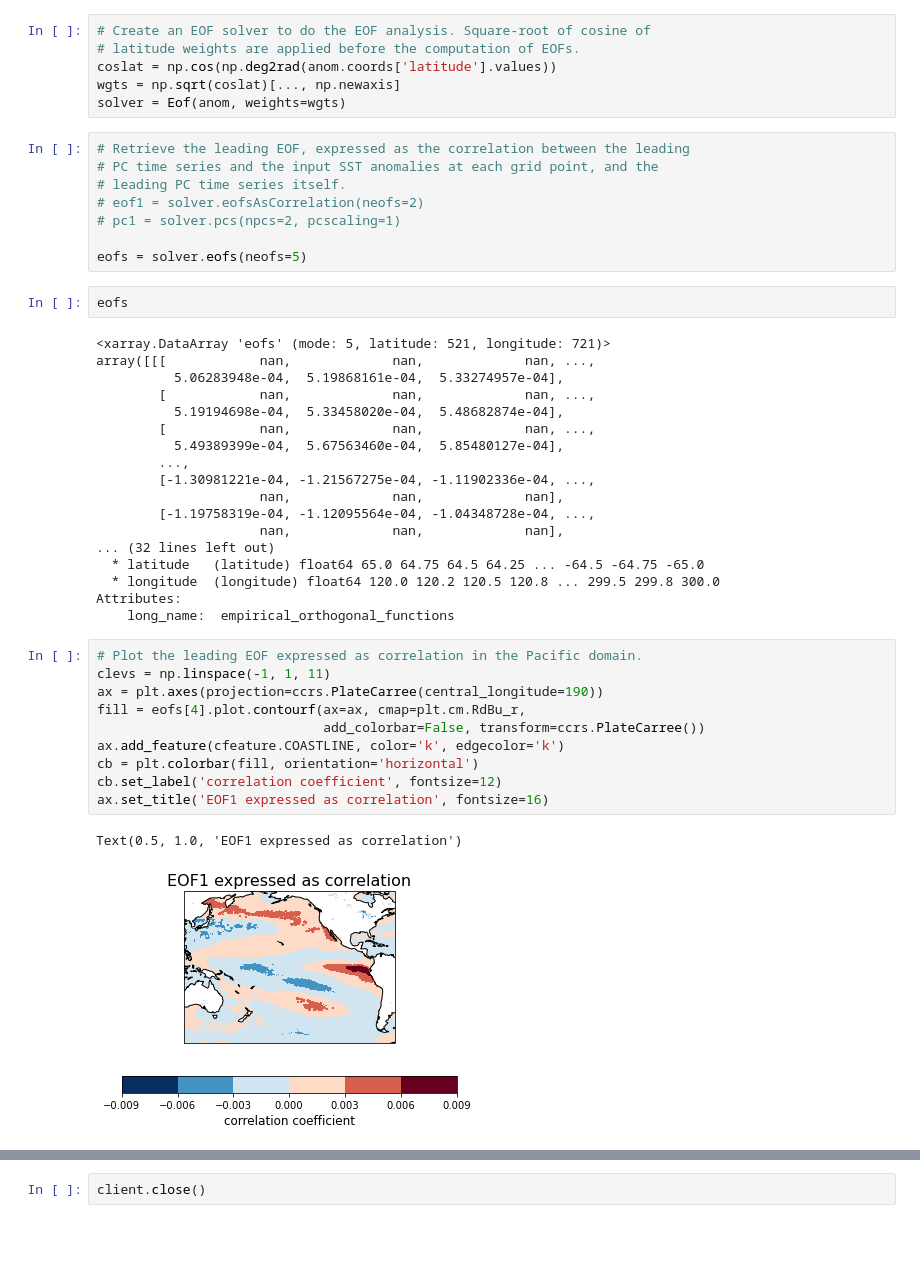
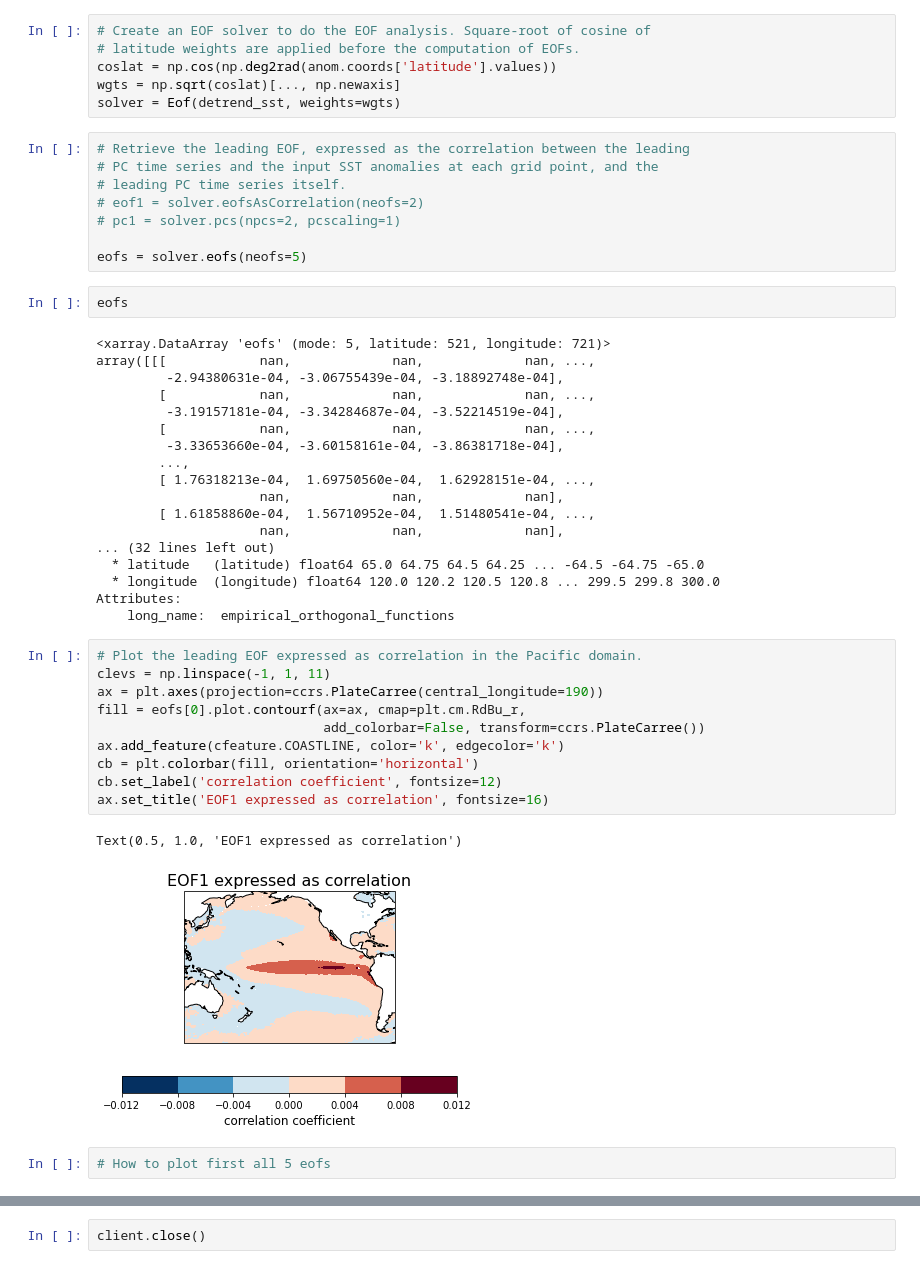
Before and after one commit to atmsillinois/time-series-and-eofs-EWolffWX, a Jupyter notebook: Homework4.ipynb, the cells around one changed output, grey strips where cells are left out. Cells and saved outputs as stored; diff of their text form; blank space fills up the shorter version.

```diff
--- a/Homework4.ipynb
+++ b/Homework4.ipynb
@@ -330,7 +330,7 @@ import cartopy.feature as cfeature
 # latitude weights are applied before the computation of EOFs.
 coslat = np.cos(np.deg2rad(anom.coords['latitude'].values))
 wgts = np.sqrt(coslat)[..., np.newaxis]
-solver = Eof(anom, weights=wgts)
+solver = Eof(detrend_sst, weights=wgts)
 # %%
 # Retrieve the leading EOF, expressed as the correlation between the leading
 # PC time series and the input SST anomalies at each grid point, and the
@@ -344,15 +344,15 @@ eofs
 # %% [output]
 <xarray.DataArray 'eofs' (mode: 5, latitude: 521, longitude: 721)>
 array([[[            nan,             nan,             nan, ...,
-          5.06283948e-04,  5.19868161e-04,  5.33274957e-04],
+         -2.94380631e-04, -3.06755439e-04, -3.18892748e-04],
         [            nan,             nan,             nan, ...,
-          5.19194698e-04,  5.33458020e-04,  5.48682874e-04],
+         -3.19157181e-04, -3.34284687e-04, -3.52214519e-04],
         [            nan,             nan,             nan, ...,
-          5.49389399e-04,  5.67563460e-04,  5.85480127e-04],
+         -3.33653660e-04, -3.60158161e-04, -3.86381718e-04],
         ...,
-        [-1.30981221e-04, -1.21567275e-04, -1.11902336e-04, ...,
+        [ 1.76318213e-04,  1.69750560e-04,  1.62928151e-04, ...,
                      nan,             nan,             nan],
-        [-1.19758319e-04, -1.12095564e-04, -1.04348728e-04, ...,
+        [ 1.61858860e-04,  1.56710952e-04,  1.51480541e-04, ...,
                      nan,             nan,             nan],
 ... (32 lines left out)
   * latitude   (latitude) float64 65.0 64.75 64.5 64.25 ... -64.5 -64.75 -65.0
@@ -362,13 +362,15 @@ Attributes:
 # %%
 # Plot the leading EOF expressed as correlation in the Pacific domain.
 clevs = np.linspace(-1, 1, 11)
 ax = plt.axes(projection=ccrs.PlateCarree(central_longitude=190))
-fill = eofs[4].plot.contourf(ax=ax, cmap=plt.cm.RdBu_r,
+fill = eofs[0].plot.contourf(ax=ax, cmap=plt.cm.RdBu_r,
                              add_colorbar=False, transform=ccrs.PlateCarree())
 ax.add_feature(cfeature.COASTLINE, color='k', edgecolor='k')
 cb = plt.colorbar(fill, orientation='horizontal')
 cb.set_label('correlation coefficient', fontsize=12)
 ax.set_title('EOF1 expressed as correlation', fontsize=16)
 # %% [output]
 Text(0.5, 1.0, 'EOF1 expressed as correlation')
-[figure, old version]
+[figure, new version]
+# %%
+# How to plot first all 5 eofs
```
Also changed, not shown: parts of 5 cells of this notebook.
